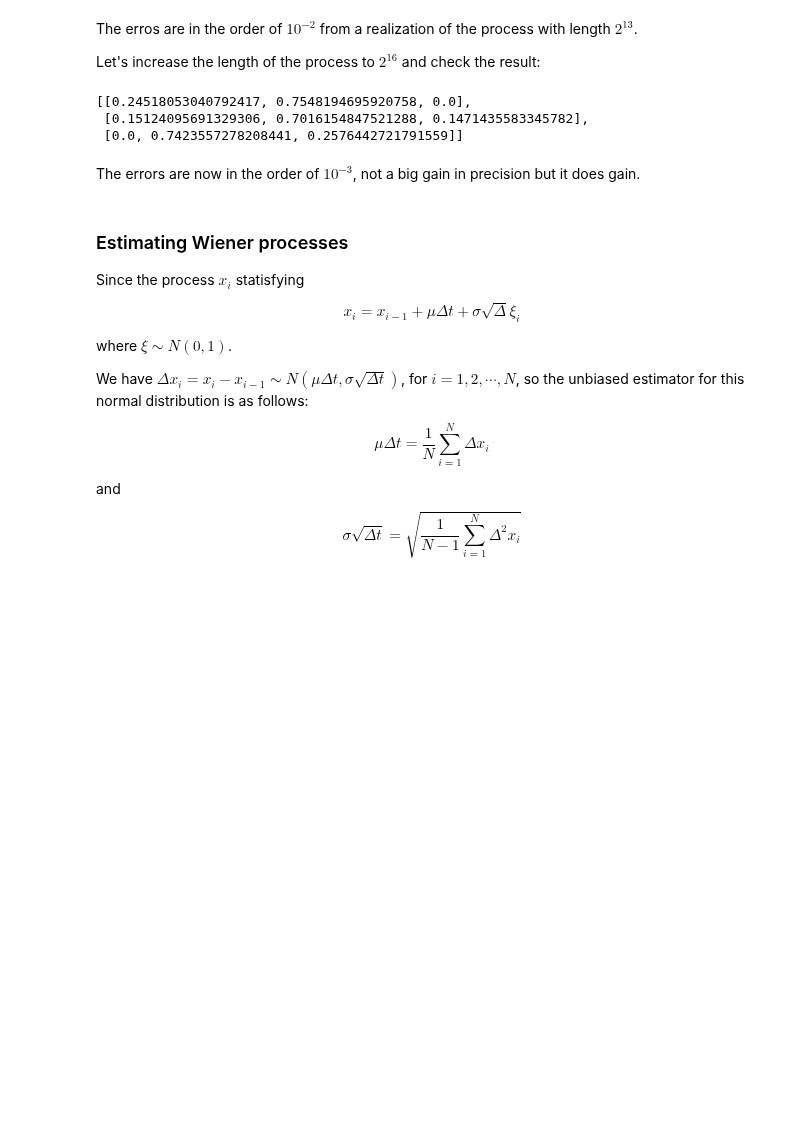
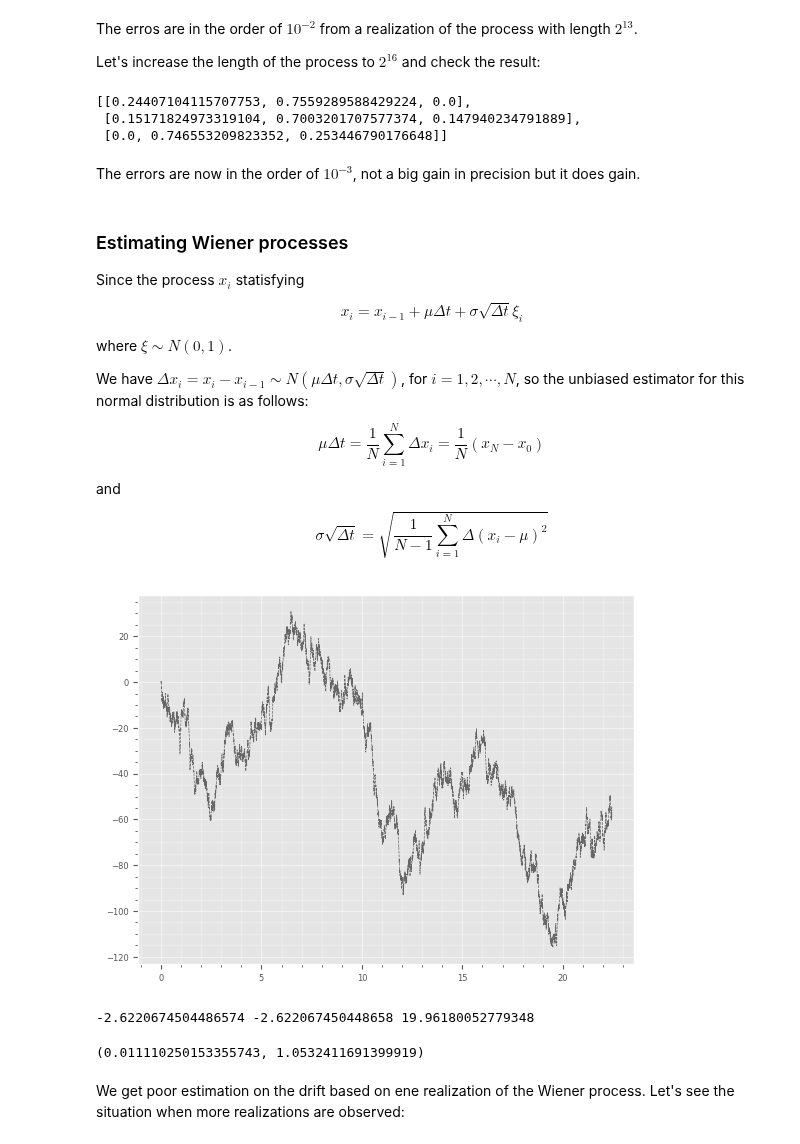
Before and after one commit to blackgolfer/super-qi, a Jupyter notebook: src/python/notes/fsm.ipynb, the cells around one changed output. Saved outputs shown, nothing was run; the diff lists cells and outputs as text; code cells hidden in the pictures; blank space fills up the shorter version.

```diff
--- a/src/python/notes/fsm.ipynb
+++ b/src/python/notes/fsm.ipynb
@@ -400,28 +426,29 @@ The erros are in the order of $10^{-2}$ from a realization of the process with l
 Let's increase the length of the process to $2^{16}$ and check the result:
 # %%
 s=state_process(0,m,pow(2,16))
-[[transition_pair_estimator(s1,s2,0,s) for s2 in m.states()] for s1 in m.states()]
+[[transition_pair_estimator(s1,s2,tuple(s)) for s2 in m.states()] for s1 in m.states()]
 # %% [output]
-[[0.24518053040792417, 0.7548194695920758, 0.0],
- [0.15124095691329306, 0.7016154847521288, 0.1471435583345782],
- [0.0, 0.7423557278208441, 0.2576442721791559]]
+[[0.24407104115707753, 0.7559289588429224, 0.0],
+ [0.15171824973319104, 0.7003201707577374, 0.147940234791889],
+ [0.0, 0.746553209823352, 0.253446790176648]]
 # %% [markdown]
 The errors are now in the order of $10^{-3}$, not a big gain in precision but it does gain.
 # %% [markdown]
 ### Estimating Wiener processes
 Since the process $x_i$ statisfying
 
-$$x_i=x_{i-1}+\mu\Delta t+\sigma\sqrt{\Delta}\xi_i$$
+$$x_i=x_{i-1}+\mu\Delta t+\sigma\sqrt{\Delta t}\xi_i$$
 
 where $\xi\sim N(0,1)$.
 
 We have $\Delta x_i=x_i-x_{i-1}\sim N(\mu\Delta t,\sigma\sqrt{\Delta t})$, for $i=1,2,\cdots,N$, so the unbiased estimator for this normal distribution is as follows:
 
-$$\mu\Delta t=\frac{1}{N}\sum_{i=1}^N \Delta x_i$$
+$$\mu\Delta t=\frac{1}{N}\sum_{i=1}^N \Delta x_i=\frac{1}{N}(x_N-x_0)$$
 
 and
 
-$$\sigma\sqrt{\Delta t}=\sqrt{\frac{1}{N-1}\sum_{i=1}^N\Delta^2x_i}$$
+$$\sigma\sqrt{\Delta t}=\sqrt{\frac{1}{N-1}\sum_{i=1}^N\Delta(x_i-\mu)^2}$$
 # %%
-mu=1.0; sigma=20.0; x0=0.0; dt=1.0/365; N=pow(2,13); sqrtdt=math.sqrt(dt)
-x=foldl(lambda acc,xi:(tmp:= acc[0]+mu*dt+sigma*sqrtdt*xi,acc[1]+[tmp]),(0.0,[]),np.random.normal(0.0,1.0,N))[1]
+mu=1.0; sigma=20.0; x0=0.0; dt=1.0/365; N=pow(2,13)
+t=[dt*i for i in range(N+1)]
+x=m.sim_wiener(m.str2state('uptrend'),x0,dt,N)
@@ -429,0 +455,5 @@ from scipy.stats import norm
+# %%
+fig,ax=plt.subplots()
+plot_ts(ax,t,x)
+# %% [output]
+[figure, added]
@@ -429,0 +471,10 @@ from scipy.stats import norm
+# %%
+print(mudtf/dt,mue,sigmae)
+# %% [output]
+-2.6220674504486574 -2.622067450448658 19.96180052779348
+# %%
+norm.fit(norm.rvs(loc=mu*dt,scale=sigma*math.sqrt(dt),size=N))
+# %% [output]
+(0.011110250153355743, 1.0532411691399919)
+# %% [markdown]
+We get poor estimation on the drift based on ene realization of the Wiener process. Let's see the situation when more realizations are observed:
```
Also changed, not shown: parts of 30 cells of this notebook, 3 other files.
